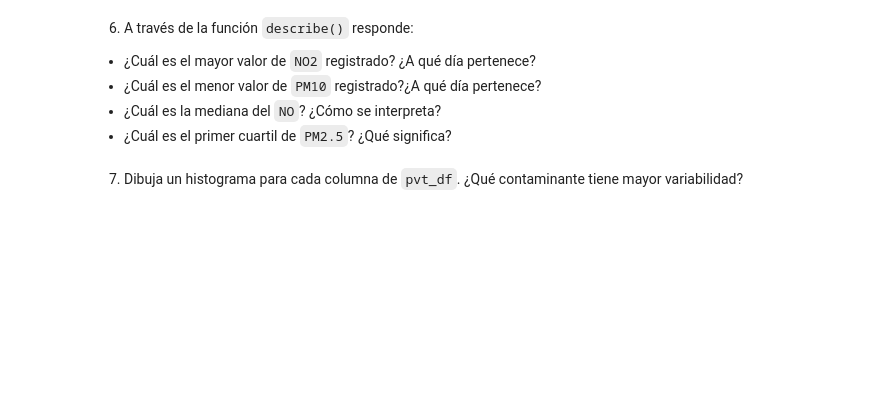
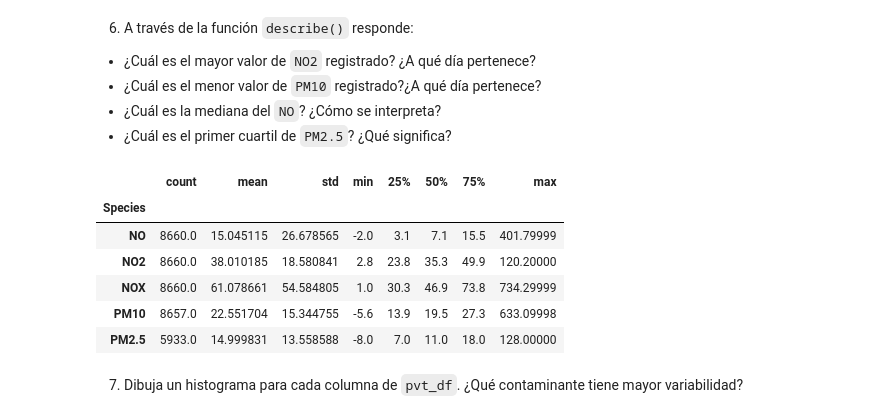
Before and after one commit to Isaac1606/maestria-colabs, a Jupyter notebook: ScienceAndAnalyticsOfData/Activities/Actividad2analisisPandas.ipynb, the cells around one changed output. Drawn from its saved outputs; the diff is of its cells as text; code cells hidden in the pictures; blank space fills up the shorter version.

```diff
--- a/ScienceAndAnalyticsOfData/Activities/Actividad2analisisPandas.ipynb
+++ b/ScienceAndAnalyticsOfData/Activities/Actividad2analisisPandas.ipynb
@@ -94,5 +215,15 @@ Percentage of missing vals for col "Provisional or Ratified" is 0.00%
 *   ¿Cuál es el menor valor de `PM10` registrado?¿A qué día pertenece?
 *   ¿Cuál es la mediana del `NO`? ¿Cómo se interpreta?
 *   ¿Cuál es el primer cuartil de `PM2.5`? ¿Qué significa?
+# %%
+pvt_df.describe().T
+# %% [output]
+|  | count | mean | std | min | 25% | 50% | 75% | max |
+| Species |  |  |  |  |  |  |  |  |
+| NO | 8660.0 | 15.045115 | 26.678565 | -2.0 | 3.1 | 7.1 | 15.5 | 401.79999 |
+| NO2 | 8660.0 | 38.010185 | 18.580841 | 2.8 | 23.8 | 35.3 | 49.9 | 120.20000 |
+| NOX | 8660.0 | 61.078661 | 54.584805 | 1.0 | 30.3 | 46.9 | 73.8 | 734.29999 |
+| PM10 | 8657.0 | 22.551704 | 15.344755 | -5.6 | 13.9 | 19.5 | 27.3 | 633.09998 |
+| PM2.5 | 5933.0 | 14.999831 | 13.558588 | -8.0 | 7.0 | 11.0 | 18.0 | 128.00000 |
 # %% [markdown]
 7.	Dibuja un histograma para cada columna de `pvt_df`. ¿Qué contaminante tiene mayor variabilidad?
```
Also changed, not shown: parts of 25 cells of this notebook.
